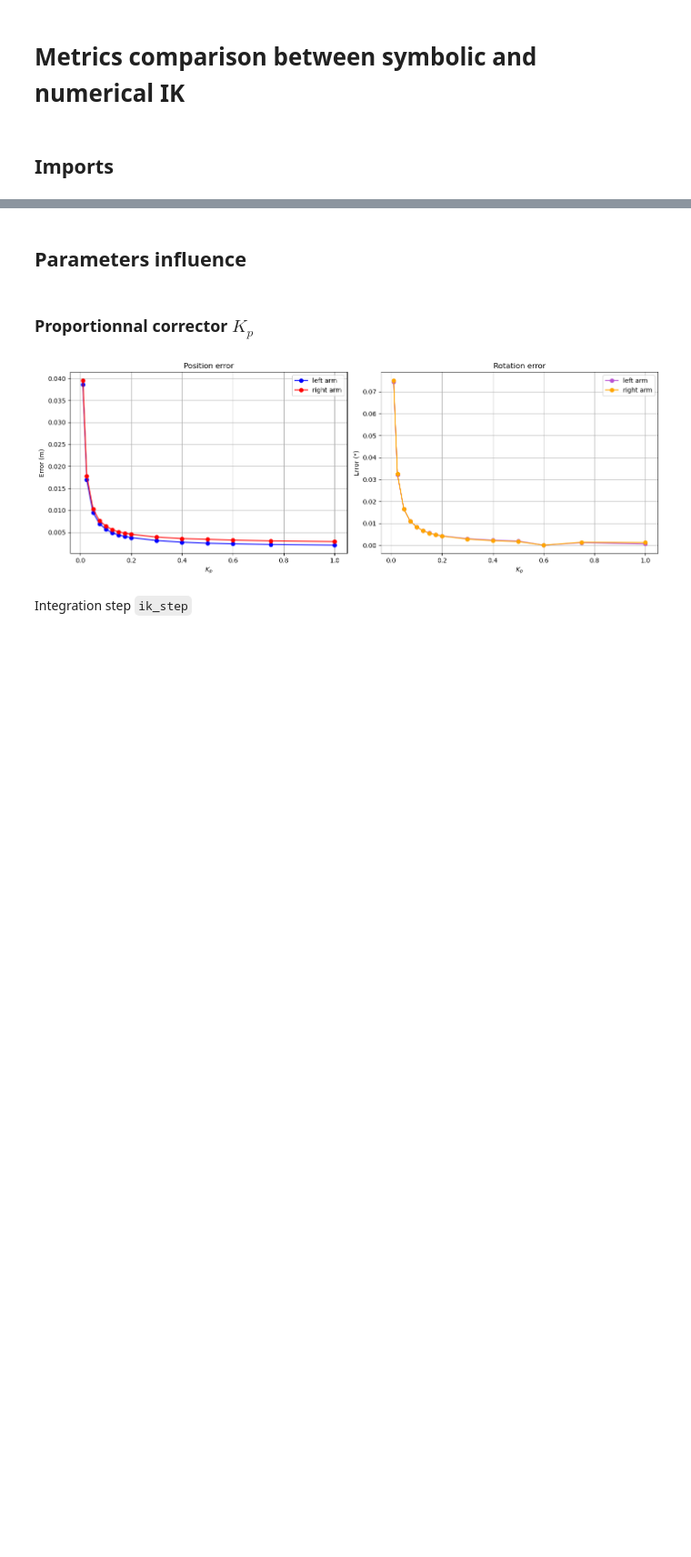
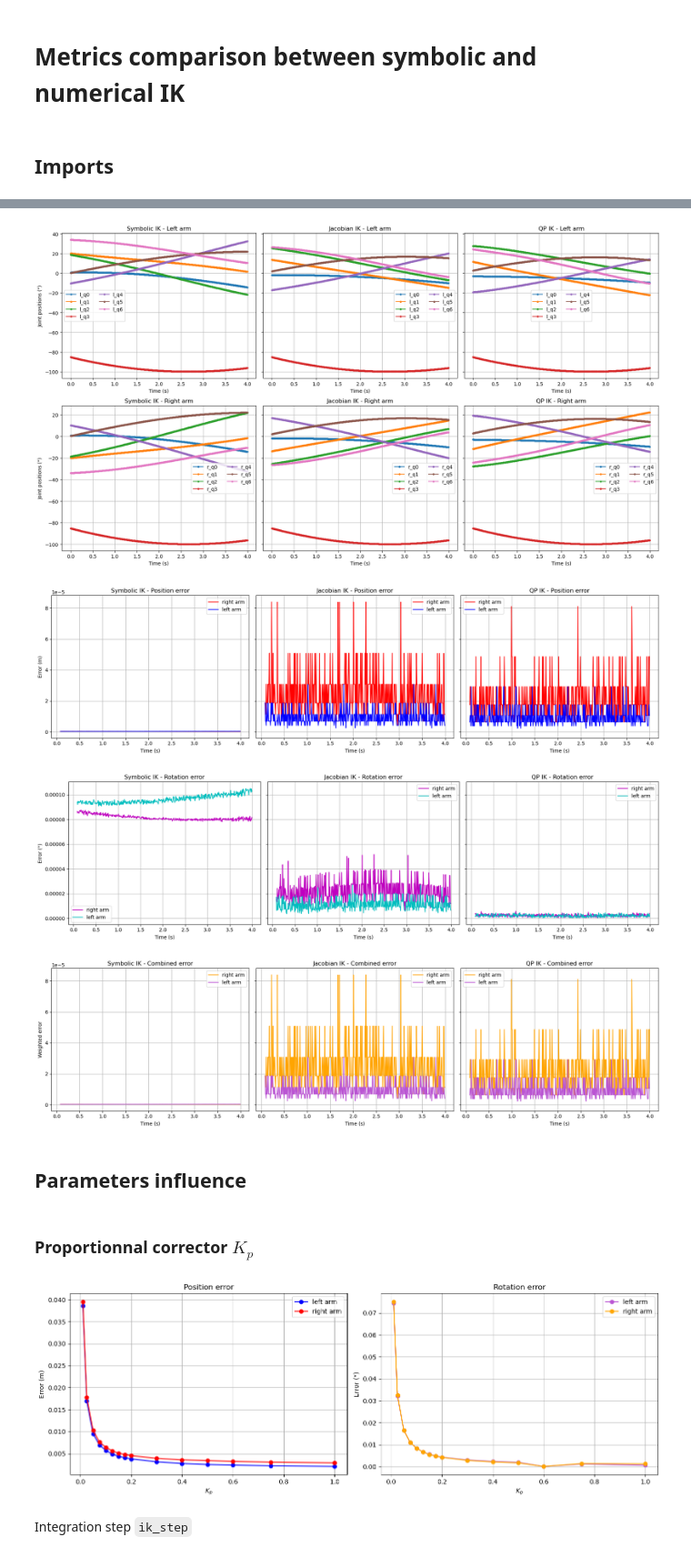
Before and after one commit to pollen-robotics/reachy2_qpik, a Jupyter notebook: src/example/pinocchio/metrics_eval.ipynb, the cells around one changed output, grey strips where cells are left out. Shown at 91% size. Drawn from its saved outputs; the diff is of its cells as text; code cells hidden in the pictures; blank space fills up the shorter version.

```diff
--- a/src/example/pinocchio/metrics_eval.ipynb
+++ b/src/example/pinocchio/metrics_eval.ipynb
@@ -229,3 +151,79 @@ plt.show()
+# %%
+dfs = [(df_sym, 'Symbolic IK'), (df_num, 'Jacobian IK'), (df_qp, 'QP IK')]
+l_cols = [f'l_q{i}' for i in range(7)]
+r_cols = [f'r_q{i}' for i in range(7)]
+
+time_slice = slice(10, None)
+lambda_theta = 1e-6 / np.deg2rad(1)**2
+
+fig, axes = plt.subplots(2, 3, figsize=(18, 10), sharey='row')
+for idx, (df, title) in enumerate(dfs):
+    for col in l_cols:
+        axes[0, idx].plot(df['time'], df[col], marker='.')
+    axes[0, idx].set_title(f"{title} - Left arm")
+    axes[0, idx].set_xlabel("Time (s)")
+    if idx == 0:
+        axes[0, idx].set_ylabel("Joint positions (°)")
+    axes[0, idx].grid(True)
+    axes[0, idx].legend(l_cols, ncol=2)
+
+    for col in r_cols:
+        axes[1, idx].plot(df['time'], df[col], marker='.')
+    axes[1, idx].set_title(f"{title} - Right arm")
+    axes[1, idx].set_xlabel("Time (s)")
+    if idx == 0:
+        axes[1, idx].set_ylabel("Joint positions (°)")
+    axes[1, idx].grid(True)
+    axes[1, idx].legend(r_cols, ncol=2)
+
+fig.tight_layout()
+plt.show()
+
+fig, axes = plt.subplots(1, 3, figsize=(18, 5), sharey=True)
+for idx, (df, title) in enumerate(dfs):
+    axes[idx].plot(df['time'][time_slice], df['r_pos_err'][time_slice], label='right arm', color='red')
+    axes[idx].plot(df['time'][time_slice], df['l_pos_err'][time_slice], label='left arm', color='blue')
+    axes[idx].set_title(f"{title} - Position error")
+    axes[idx].set_xlabel("Time (s)")
+    if idx == 0:
+        axes[idx].set_ylabel("Error (m)")
+    axes[idx].legend()
+    axes[idx].grid(True)
+fig.tight_layout()
+plt.show()
+
+fig, axes = plt.subplots(1, 3, figsize=(18, 5), sharey=True)
+for idx, (df, title) in enumerate(dfs):
+    axes[idx].plot(df['time'][time_slice], np.rad2deg(df['r_rot_err'][time_slice]), label='right arm', color='m')
+    axes[idx].plot(df['time'][time_slice], np.rad2deg(df['l_rot_err'][time_slice]), label='left arm', color='c')
+    axes[idx].set_title(f"{title} - Rotation error")
+    axes[idx].set_xlabel("Time (s)")
+    if idx == 0:
+        axes[idx].set_ylabel("Error (°)")
+    axes[idx].legend()
+    axes[idx].grid(True)
+fig.tight_layout()
+plt.show()
+
+fig, axes = plt.subplots(1, 3, figsize=(18, 5), sharey=True)
+for idx, (df, title) in enumerate(dfs):
+    comb_l = np.sqrt(df['l_pos_err']**2 + (lambda_theta * df['l_rot_err']**2))
+    comb_r = np.sqrt(df['r_pos_err']**2 + (lambda_theta * df['r_rot_err']**2))
+    axes[idx].plot(df['time'][time_slice], comb_r[time_slice], label='right arm', color='orange')
+    axes[idx].plot(df['time'][time_slice], comb_l[time_slice], label='left arm', color='mediumorchid')
+    axes[idx].set_title(f"{title} - Combined error")
+    axes[idx].set_xlabel("Time (s)")
+    if idx == 0:
+        axes[idx].set_ylabel("Weighted error")
+    axes[idx].legend()
+    axes[idx].grid(True)
+fig.tight_layout()
+plt.show()
+# %% [output]
+[figure, added]
+[figure, added]
+[figure, added]
+[figure, added]
 # %% [markdown]
 ## Parameters influence
 # %% [markdown]
```
Also changed, not shown: parts of 6 cells of this notebook.
